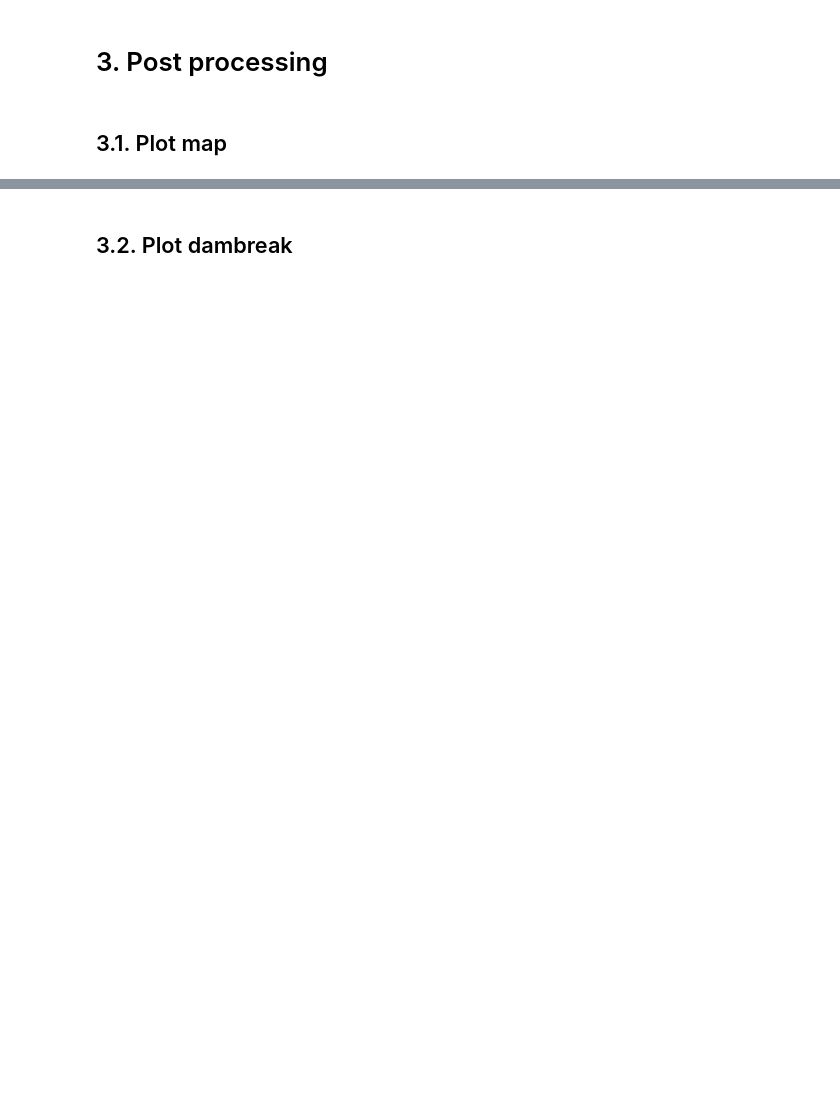
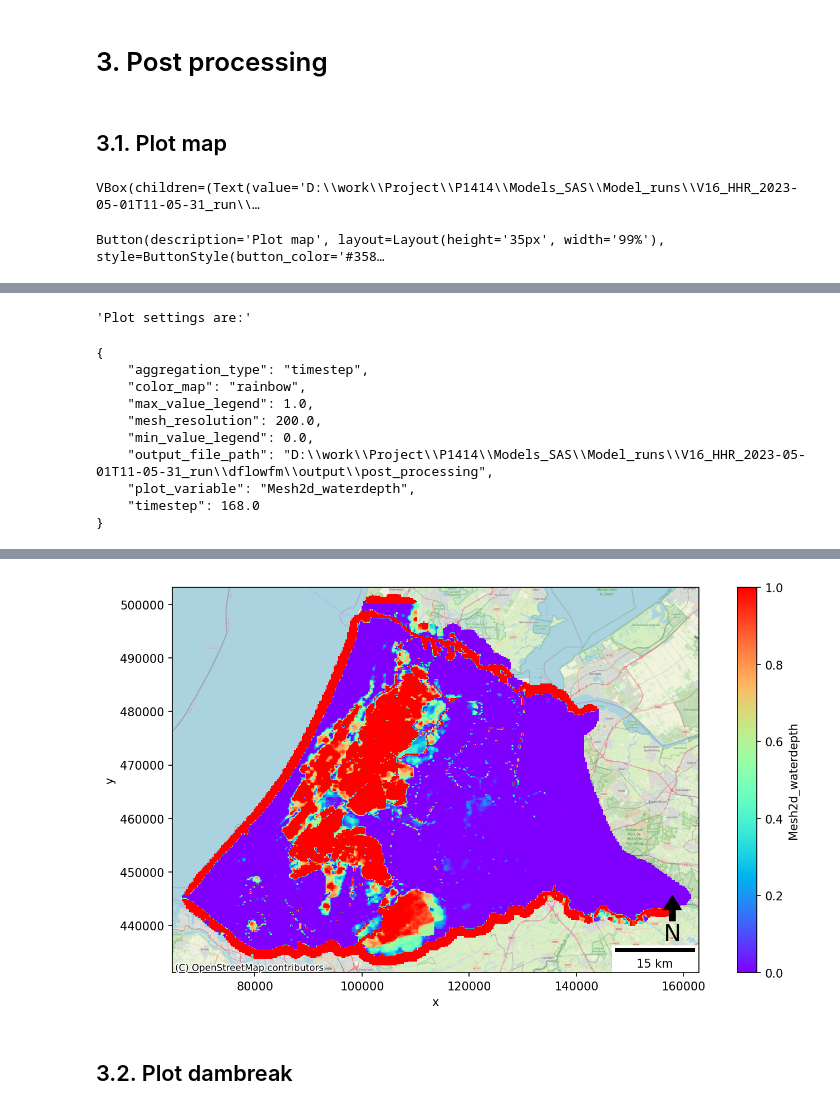
Before and after one commit to HydroLogicBV/P1414, a Jupyter notebook: Code/notebooks/SAS_run_model.ipynb, the cells around one changed output, grey strips where cells are left out. Drawn from its saved outputs; the diff is of its cells as text; code cells hidden in the pictures; blank space fills up the shorter version.

```diff
--- a/Code/notebooks/SAS_run_model.ipynb
+++ b/Code/notebooks/SAS_run_model.ipynb
@@ -124,6 +124,9 @@ Button(description='Run model!', layout=Layout(height='35px', width='99%'), styl
 # %%
 from notebooks.background_scripting.v1.post_processing import PlotSettingsMap, MapPlotter
 
-output_path = os.path.join(model_path, 'dflowfm\DFM_OUTPUT_test')
+output_path = os.path.join(model_path, 'dflowfm\output')
 plot_settings = PlotSettingsMap(output_path)
 plot_settings.display_widgets()
+# %% [output]
+VBox(children=(Text(value='D:\\work\\Project\\P1414\\Models_SAS\\Model_runs\\V16_HHR_2023-05-01T11-05-31_run\\…
+Button(description='Plot map', layout=Layout(height='35px', width='99%'), style=ButtonStyle(button_color='#358…
@@ -129,0 +134,11 @@ plot_settings.display_widgets()
+'Plot settings are:'
+{
+    "aggregation_type": "timestep",
+    "color_map": "rainbow",
+    "max_value_legend": 1.0,
+    "mesh_resolution": 200.0,
+    "min_value_legend": 0.0,
+    "output_file_path": "D:\\work\\Project\\P1414\\Models_SAS\\Model_runs\\V16_HHR_2023-05-01T11-05-31_run\\dflowfm\\output\\post_processing",
+    "plot_variable": "Mesh2d_waterdepth",
+    "timestep": 168.0
+}
@@ -130,3 +146,4 @@ plot_settings.display_widgets()
+[figure, added]
 # %% [markdown]
 ## 3.2. Plot dambreak
 # %%
```
Also changed, not shown: parts of 3 cells of this notebook, 4 other files.
